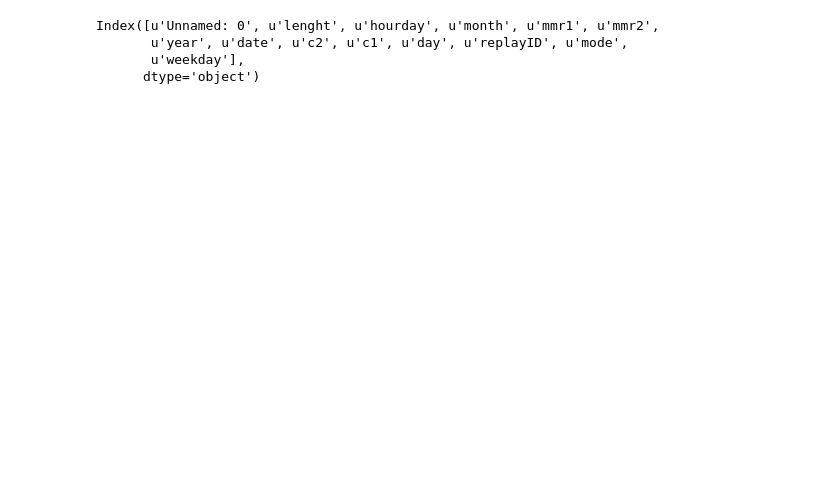
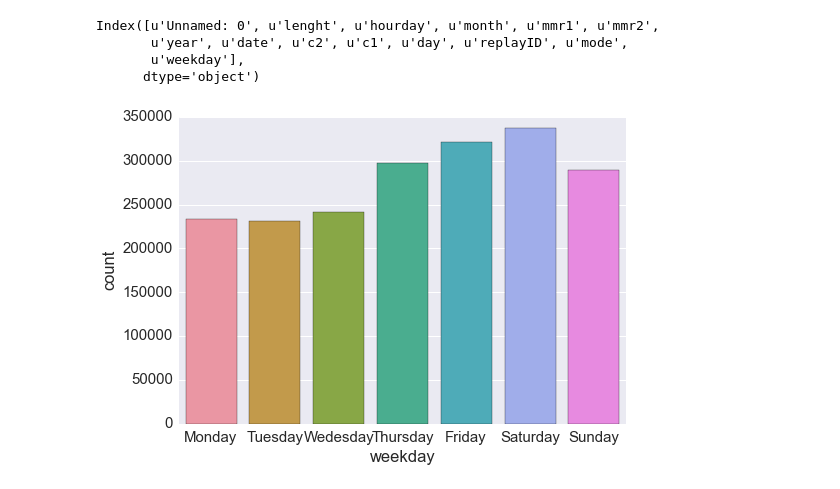
Before and after one commit to TontonTremblay/HotS, a Jupyter notebook: CleaningData.ipynb, the cells around one changed output. Drawn from its saved outputs; the diff is of its cells as text; code cells hidden in the pictures; blank space fills up the shorter version.

```diff
--- a/CleaningData.ipynb
+++ b/CleaningData.ipynb
@@ -22,0 +17,8 @@ plt.show()
+# %%
+%matplotlib inline
+import seaborn as sns
+sns.set_context("notebook", font_scale=1.5, rc={"lines.linewidth": 2.5})
+ax = sns.countplot(df.weekday,order=[0,1,2,3,4,5,6])
+ax = sns.plt.xticks([0,1,2,3,4,5,6], ["Monday","Tuesday",'Wedesday','Thursday','Friday',"Saturday","Sunday"])
+# %% [output]
+[figure, added]
```
Also changed, not shown: parts of 6 cells of this notebook, 58 other files.
